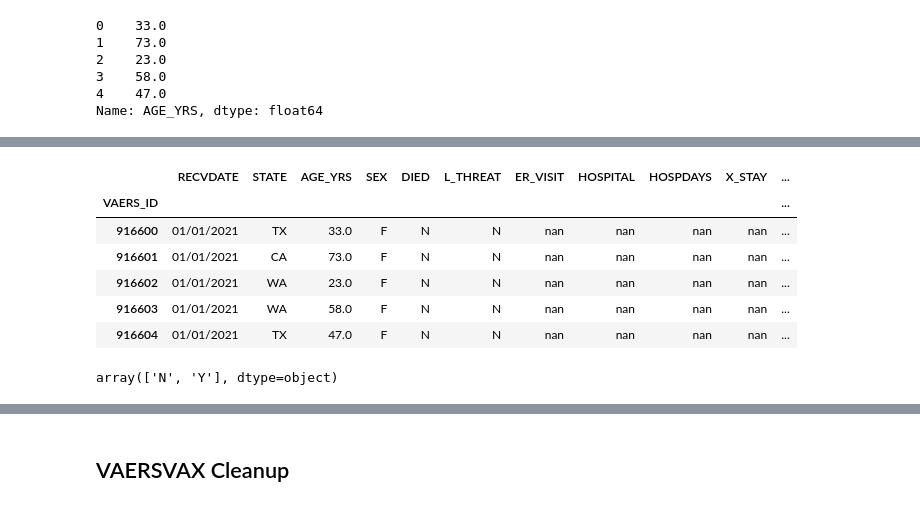
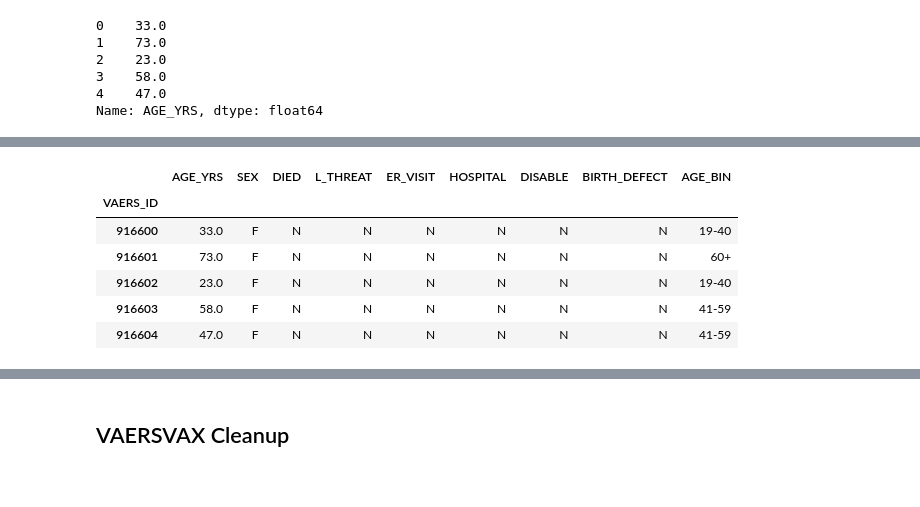
Before and after one commit to jvera01/COVID19_VAERS_ANALYSIS, a Jupyter notebook: Notebooks/VAERS_Dataset_Cleanup.ipynb, the cells around one changed output, grey strips where cells are left out. Saved outputs shown, nothing was run; the diff lists cells and outputs as text; code cells hidden in the pictures.

Commit message:
Updating the cleanup file

```diff
--- a/Notebooks/VAERS_Dataset_Cleanup.ipynb
+++ b/Notebooks/VAERS_Dataset_Cleanup.ipynb
@@ -96,3 +94,12 @@ clean_vaers_data_df.DIED.fillna(value = "N", inplace=True)
+# %%
+# Change NaN to N on HOSPITAL
+clean_vaers_data_df.HOSPITAL.fillna(value = "N", inplace=True)
+# %%
+# Change NaN to N on DISABLE
+clean_vaers_data_df.DISABLE.fillna(value = "N", inplace=True)
+# %%
+# Change NaN to N on BIRTH_DEFECT
+clean_vaers_data_df.BIRTH_DEFECT.fillna(value = "N", inplace=True)
 # %%
 # Change NaN to 0 on AGE_YRS
 clean_vaers_data_df['AGE_YRS'].fillna(clean_vaers_data_df.groupby('SEX')['AGE_YRS'].transform("median"), inplace=True)
@@ -106,8 +113,8 @@ clean_vaers_data_df['AGE_YRS'].head()
 Name: AGE_YRS, dtype: float64
 # %%
 # Establish the spending bins and group names.
-bins = [0, 19.0, 41.0, 61.0, 81.0, 110.0, 130.0]
-labels = ["0-18", "19-40", "41-60", "61-80", "81-110", "110+"]                                                                        # Cut the age column into the age ranges.
+bins = [0, 19.0, 41.0, 60.0, 110.0]
+labels = ["0-18", "19-40", "41-59", "60+"]
 # %%
 # Verifying data types in dataframe
 clean_vaers_data_df.dtypes
@@ -141,14 +143,14 @@ clean_vaers_data_df.head()
 # %%
 # Set VAERS_ID as index
-vaers_index_data_df = clean_vaers_data_df.astype(str).set_index(["VAERS_ID"])
-vaers_index_data_df.head()
+new_vaers_data_df = clean_vaers_data_df.astype(str).set_index(["VAERS_ID"])
+new_vaers_data_df.head()
 # %% [output]
-|  | RECVDATE | STATE | AGE_YRS | SEX | DIED | L_THREAT | ER_VISIT | HOSPITAL | HOSPDAYS | X_STAY | ... |
-| VAERS_ID |  |  |  |  |  |  |  |  |  |  | ... |
-| 916600 | 01/01/2021 | TX | 33.0 | F | N | N | nan | nan | nan | nan | ... |
-| 916601 | 01/01/2021 | CA | 73.0 | F | N | N | nan | nan | nan | nan | ... |
-| 916602 | 01/01/2021 | WA | 23.0 | F | N | N | nan | nan | nan | nan | ... |
-| 916603 | 01/01/2021 | WA | 58.0 | F | N | N | nan | nan | nan | nan | ... |
-| 916604 | 01/01/2021 | TX | 47.0 | F | N | N | nan | nan | nan | nan | ... |
+|  | AGE_YRS | SEX | DIED | L_THREAT | ER_VISIT | HOSPITAL | DISABLE | BIRTH_DEFECT | AGE_BIN |
+| VAERS_ID |  |  |  |  |  |  |  |  |  |
+| 916600 | 33.0 | F | N | N | N | N | N | N | 19-40 |
+| 916601 | 73.0 | F | N | N | N | N | N | N | 60+ |
+| 916602 | 23.0 | F | N | N | N | N | N | N | 19-40 |
+| 916603 | 58.0 | F | N | N | N | N | N | N | 41-59 |
+| 916604 | 47.0 | F | N | N | N | N | N | N | 41-59 |
 # %%
 # Export Clean VAERSData to CSV for join in Postgres
@@ -156,6 +157,0 @@ vaers_index_data_df.head()
-# %%
-# make sure L_THREAT is only 2 values
-threat_check = vaers_index_data_df['L_THREAT'].unique()
-threat_check
-# %% [output]
-array(['N', 'Y'], dtype=object)
```
Also changed, not shown: parts of 21 cells of this notebook.
